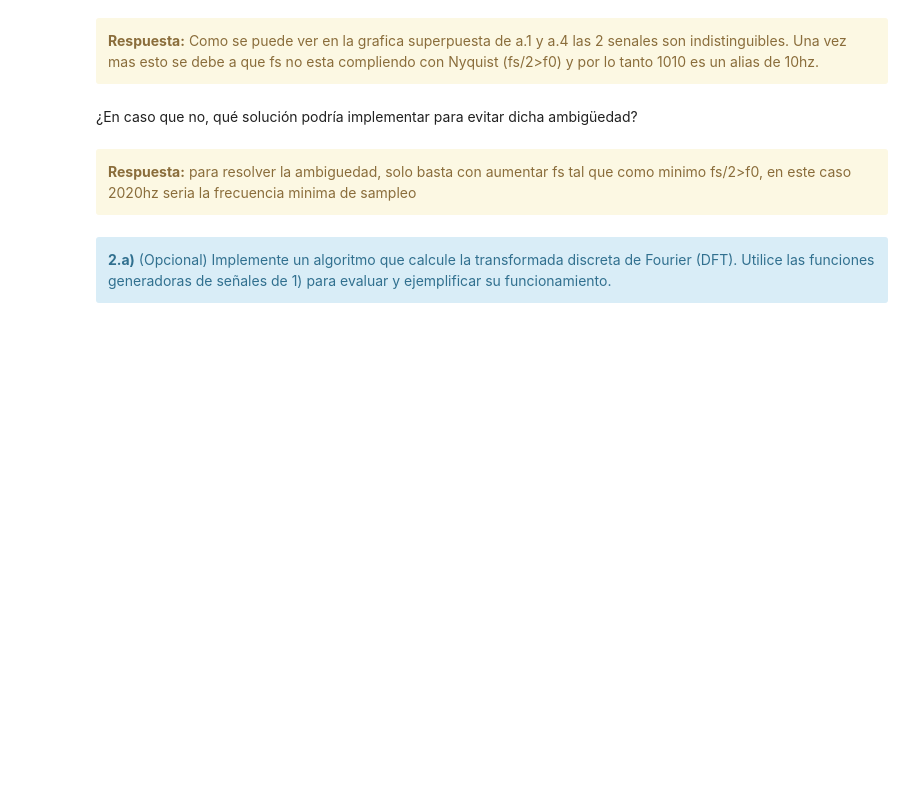
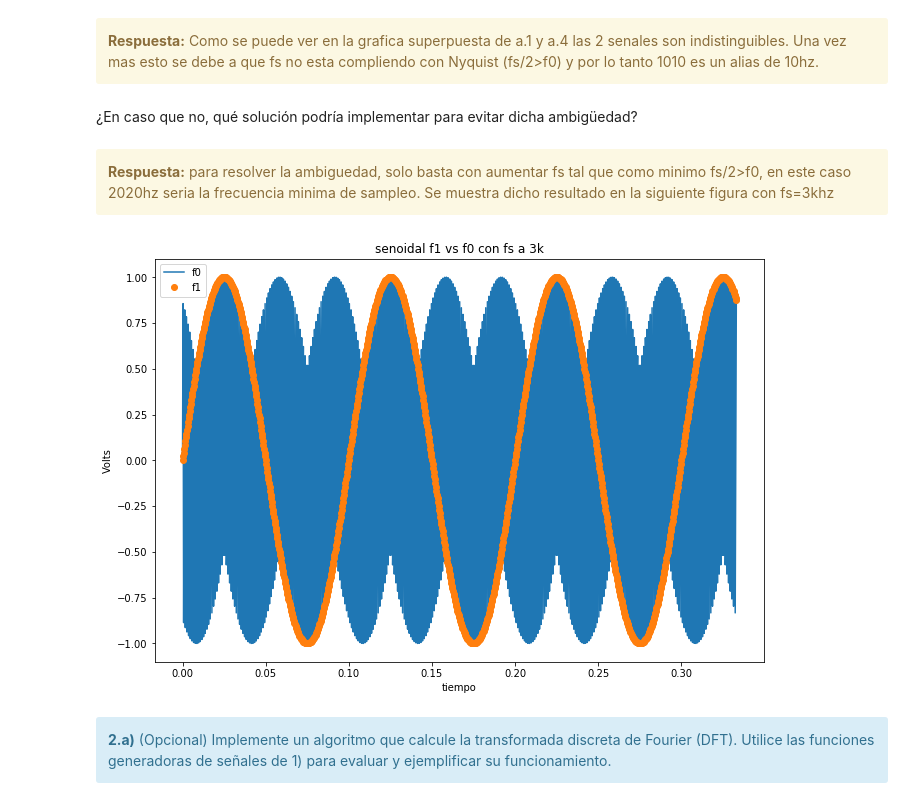
Before and after one commit to pslavkin/mse_15psf, a Jupyter notebook: TP1 - Muestreo de señales - Forurier.ipynb, the cells around one changed output. Cells and saved outputs as stored; diff of their text form; code cells hidden in the pictures; blank space fills up the shorter version.

```diff
--- a/TP1 - Muestreo de señales - Forurier.ipynb
+++ b/TP1 - Muestreo de señales - Forurier.ipynb
@@ -273,8 +276,17 @@ pl4a.plot_signal (3,tt1,ans1,'senoidal f1 vs f0' ,'tiempo' ,'a1' ,'senoidal')
 ¿En caso que no, qué solución podría implementar para evitar dicha ambigüedad?
 # %% [markdown]
 <div class="alert alert-block alert-warning">
-<b>Respuesta:</b> para resolver la ambiguedad, solo basta con aumentar fs tal que como minimo fs/2>f0, en este caso 2020hz seria la frecuencia minima de sampleo
+<b>Respuesta:</b> para resolver la ambiguedad, solo basta con aumentar fs tal que como minimo fs/2>f0, en este caso 2020hz seria la frecuencia minima de sampleo. Se muestra dicho resultado en la siguiente figura con fs=3khz
 </div>
+# %%
+pl4b= plotter_class(1,1)
+
+ans0,tt0=sg.signal_sin(3000 ,1010 ,a0 ,int(N/1) , p0 )
+ans1,tt1=sg.signal_sin(3000 ,10 ,a1 ,int(N/1) , p1 )
+pl4b.plot_signal (1,tt0,ans0,'','' ,'' ,'f0','-')
+pl4b.plot_signal (1,tt1,ans1,'senoidal f1 vs f0 con fs a 3k' ,'tiempo' ,'Volts' ,'f1','o')
+# %% [output]
+[figure, added]
 # %% [markdown]
 <div class="alert alert-block alert-info">
 <b>2.a)</b> (Opcional) Implemente un algoritmo que calcule la transformada discreta de Fourier (DFT). Utilice las funciones generadoras de señales de 1) para evaluar y ejemplificar su funcionamiento.
```
Also changed, not shown: parts of 7 cells of this notebook, 4 other files.
